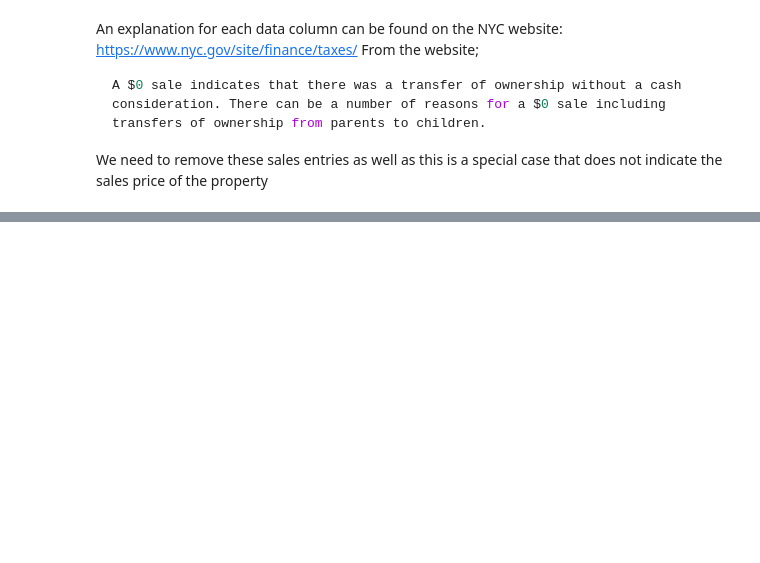
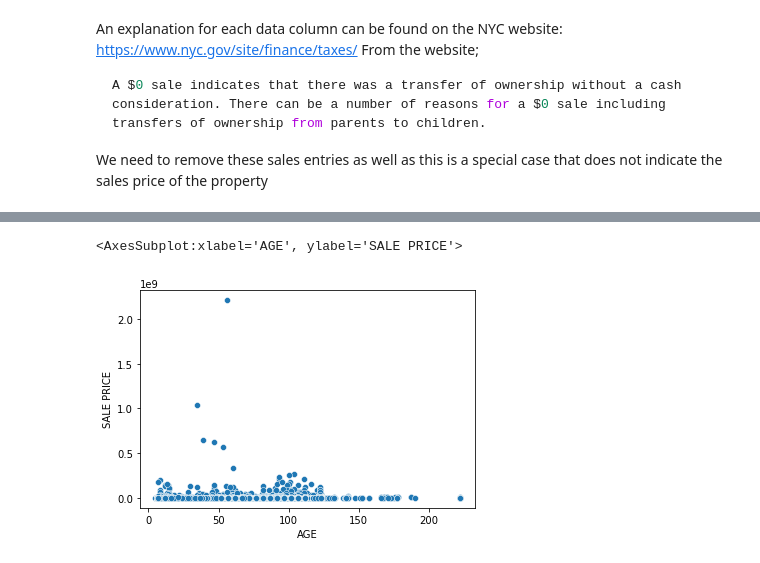
Before and after one commit to arame/MagnimindTask1, a Jupyter notebook: Task1.ipynb, the cells around one changed output, grey strips where cells are left out. Cells and saved outputs as stored; diff of their text form; code cells hidden in the pictures; blank space fills up the shorter version.

```diff
--- a/Task1.ipynb
+++ b/Task1.ipynb
@@ -50,9 +56,9 @@ print(f"{no_duplicates} duplicate rows have been removed")
 If we have null values for Sales Price, then since this is the value we are measuring against,
 then it will be better to remove these rows.
 # %%
-orig_no_rows = len(df_nyc_rolling_sales)
-df_nyc_rolling_sales.dropna(subset="SALE PRICE", inplace=True)
-curr_no_rows = len(df_nyc_rolling_sales)
+orig_no_rows = len(df_housing)
+df_housing.dropna(inplace=True)
+curr_no_rows = len(df_housing)
 rows_deleted = orig_no_rows - curr_no_rows
 percentage = (rows_deleted / orig_no_rows) * 100
 print(f"There were {orig_no_rows} rows. After deleting {round(percentage, 2)}% of them with no Sales Price values there are now {curr_no_rows}")
@@ -68,9 +74,11 @@ A $0 sale indicates that there was a transfer of ownership without a cash consid
 
 We need to remove these sales entries as well as this is a special case that does not indicate the sales price of the property
 # %%
-df_nyc_rolling_sales =df_nyc_rolling_sales[df_nyc_rolling_sales['SALE PRICE'] !=0]
-curr_no_rows = len(df_nyc_rolling_sales)
+df_housing =df_housing[df_housing['SALE PRICE'] !=0]
+curr_no_rows = len(df_housing)
 rows_deleted1 = orig_no_rows - (curr_no_rows + rows_deleted)
 percentage = (rows_deleted1 / orig_no_rows) * 100
 print(f"There were originally {orig_no_rows} rows. After deleting {round(percentage, 2)}% of them with ZERO Sales Price values there are now {curr_no_rows}")
+print("Now delete outliers in other fields")
+df_housing = df_housing[df_housing['YEAR BUILT']!=0]
 # %% [output]
@@ -148,0 +91,9 @@ memory usage: 9.2+ MB
+# %%
+df_housing['SALE_PRICE_MILLIONS'] = df_housing['SALE PRICE'].astype(np.float64) / 1000000
+borough_names = {1:'Manhattan',2:'Bronx',3:'Brooklyn',4:'Queens',5:'Staten Island'}
+df_housing['BOROUGH_NAME'] = df_housing['BOROUGH'].map(borough_names)
+df_housing['SALE DATE'] = pd.to_datetime(df_housing['SALE DATE'])
+df_housing['SALE_MONTH']= df_housing['SALE DATE'].dt.month
+#create a new column for age of the unit
+df_housing['AGE'] = 2022 - df_housing['YEAR BUILT']
+df_housing.head()
@@ -148,0 +107,11 @@ memory usage: 9.2+ MB
+# %%
+obj_categories = ['NEIGHBORHOOD', 'BUILDING CLASS CATEGORY', 'TAX CLASS AT PRESENT',
+       'BUILDING CLASS AT PRESENT', 'BUILDING CLASS AT TIME OF SALE', "BOROUGH_NAME"]
+for colname in obj_categories:
+    df_housing[colname] = df_housing[colname].astype('category')
+
+num_categories = ['BOROUGH', 'BLOCK', 'TAX CLASS AT TIME OF SALE']
+for colname in num_categories:
+    df_housing[colname] = df_housing[colname].astype('category')
+df_housing.info()
+df_housing.describe().apply(lambda s: s.apply('{0:.5f}'.format)).transpose()
@@ -169,0 +151,5 @@ corr
+# %%
+sns.scatterplot(data=df_housing, x="AGE", y="SALE PRICE")
+# %% [output]
+<AxesSubplot:xlabel='AGE', ylabel='SALE PRICE'>
+[figure, added]
```
Also changed, not shown: parts of 22 cells of this notebook.
